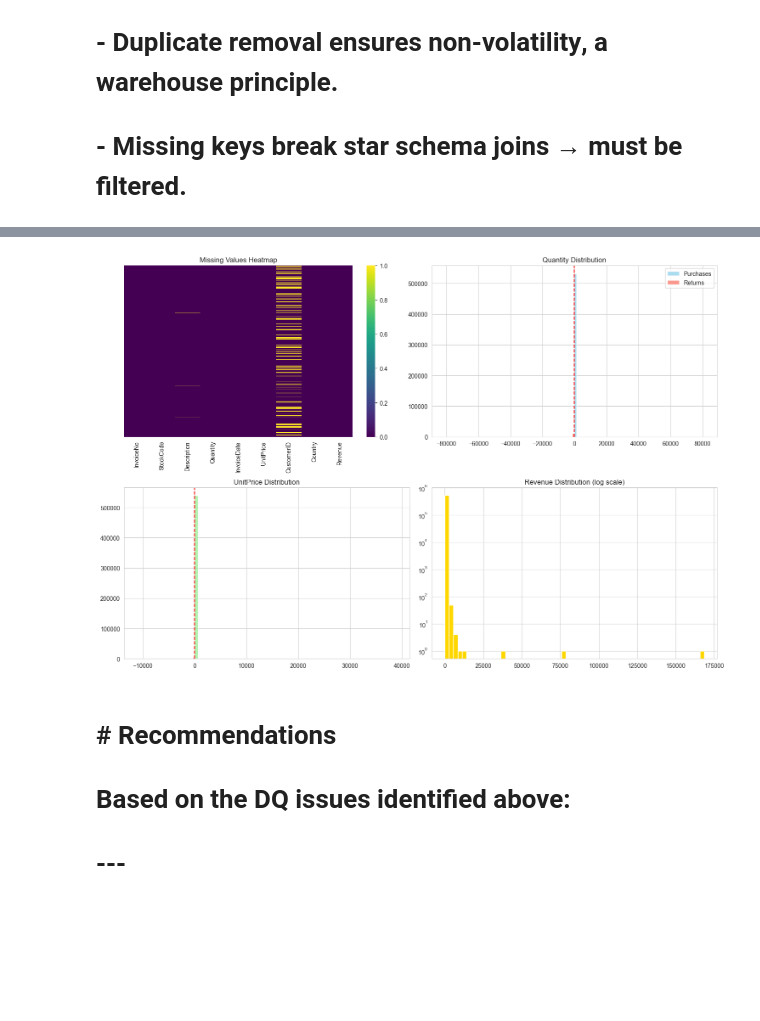
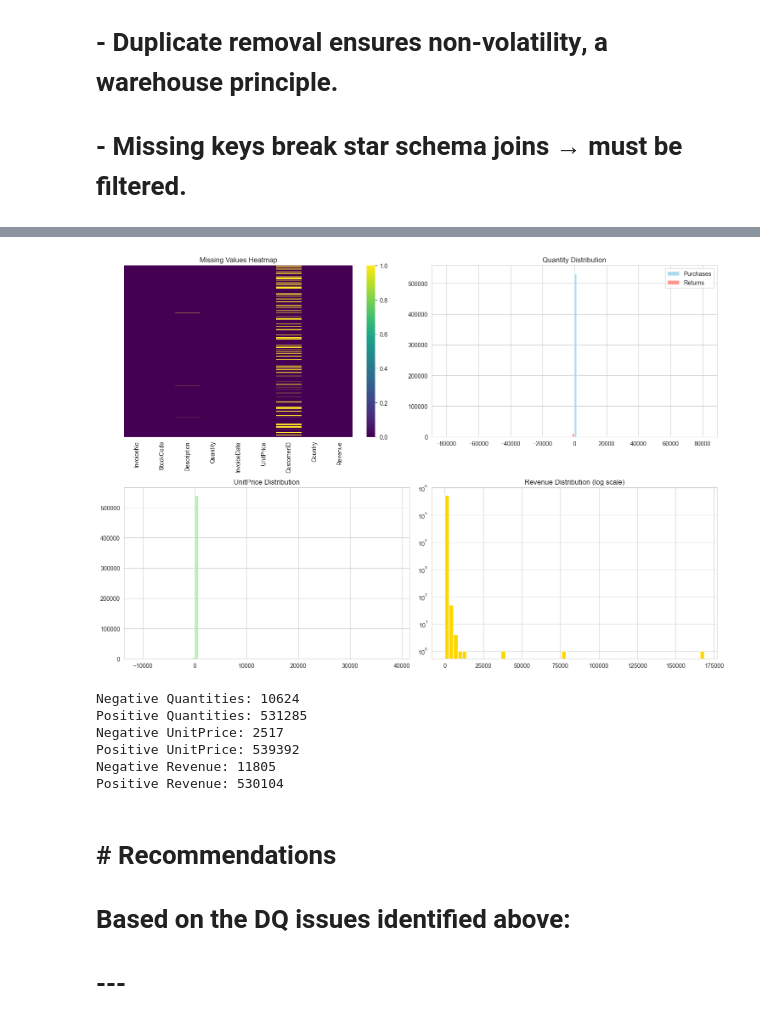
Before and after one commit to YahyaChebab/COMP331-Final-Project, a Jupyter notebook: COMP331_Final_Project_data_analysis.ipynb, the cells around one changed output, grey strips where cells are left out. Drawn from its saved outputs; the diff is of its cells as text; code cells hidden in the pictures; blank space fills up the shorter version.

```diff
--- a/COMP331_Final_Project_data_analysis.ipynb
+++ b/COMP331_Final_Project_data_analysis.ipynb
@@ -135,28 +135,43 @@ profile.to_notebook_iframe()
 # %%
 fig, axes = plt.subplots(2, 2, figsize=(15,10))
 
 sns.heatmap(df.isnull(), cbar=True, yticklabels=False, cmap="viridis", ax=axes[0,0])
 axes[0,0].set_title("Missing Values Heatmap")
 
 axes[0,1].hist(df[df['Quantity']>0]['Quantity'], bins=60, alpha=0.7, color='skyblue', label='Purchases')
 axes[0,1].hist(df[df['Quantity']<=0]['Quantity'], bins=60, alpha=0.8, color='salmon', label='Returns')
-axes[0,1].axvline(0, color='red', linestyle='--')
+# axes[0,1].axvline(0, color='red', linestyle='--')
 axes[0,1].set_title("Quantity Distribution")
 axes[0,1].legend()
 
 axes[1,0].hist(df[df['UnitPrice']>0]['UnitPrice'], bins=60, alpha=0.7, color='lightgreen')
 axes[1,0].hist(df[df['UnitPrice']<=0]['UnitPrice'], bins=30, alpha=0.9, color='crimson')
-axes[1,0].axvline(0, color='red', linestyle='--')
+# axes[1,0].axvline(0, color='red', linestyle='--')
 axes[1,0].set_title("UnitPrice Distribution")
 
 axes[1,1].hist(df[df['Revenue']>0]['Revenue'], bins=60, color='gold')
 axes[1,1].set_yscale('log')
 axes[1,1].set_title("Revenue Distribution (log scale)")
 
 plt.tight_layout()
 plt.show()
+
+print("Negative Quantities:", (df['Quantity'] <= 0).sum())
+print("Positive Quantities:", (df['Quantity'] > 0).sum())
+
+print("Negative UnitPrice:", (df['UnitPrice'] <= 0).sum())
+print("Positive UnitPrice:", (df['UnitPrice'] > 0).sum())
+
+print("Negative Revenue:", (df['Revenue'] <= 0).sum())
+print("Positive Revenue:", (df['Revenue'] > 0).sum())
 # %% [output]
-[figure, old version]
+[figure, new version]
+Negative Quantities: 10624
+Positive Quantities: 531285
+Negative UnitPrice: 2517
+Positive UnitPrice: 539392
+Negative Revenue: 11805
+Positive Revenue: 530104
 # %% [markdown]
 # # Recommendations
 #
```
